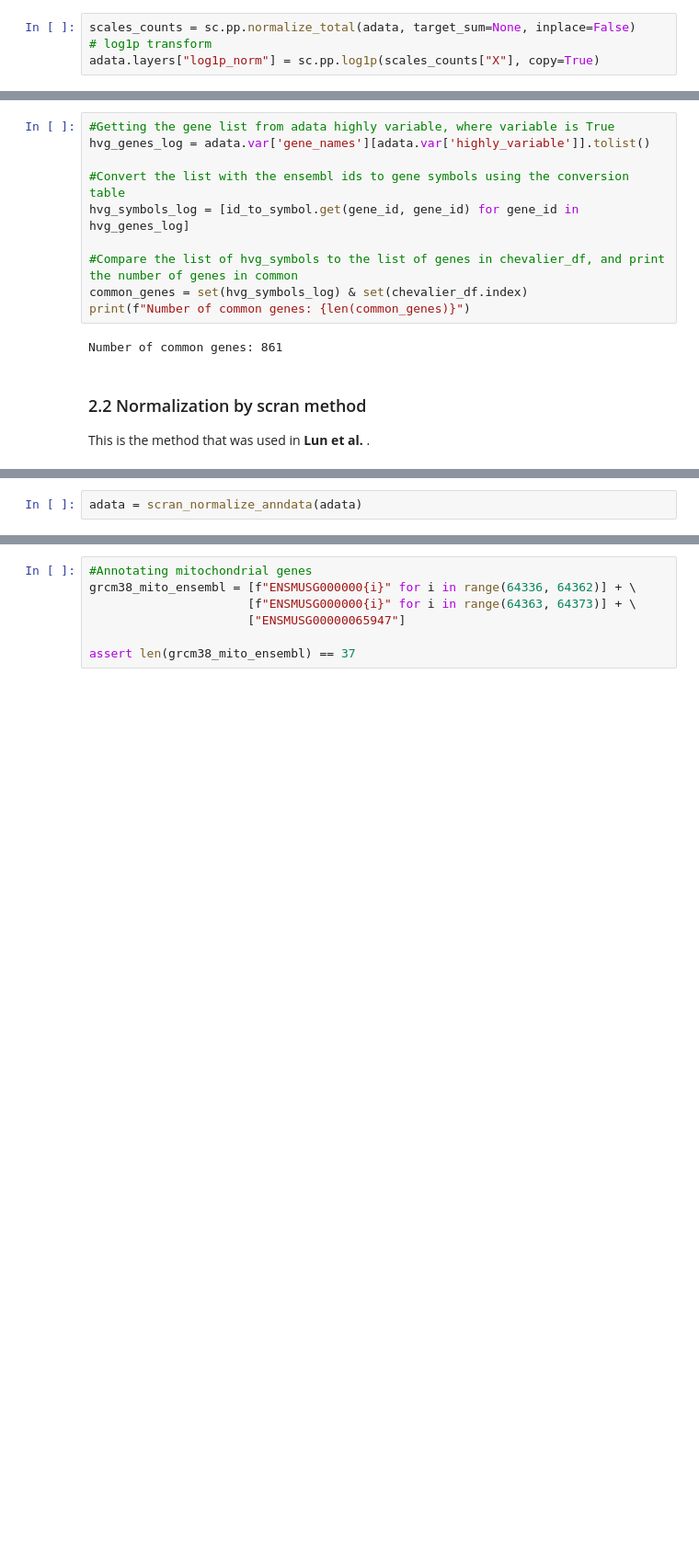
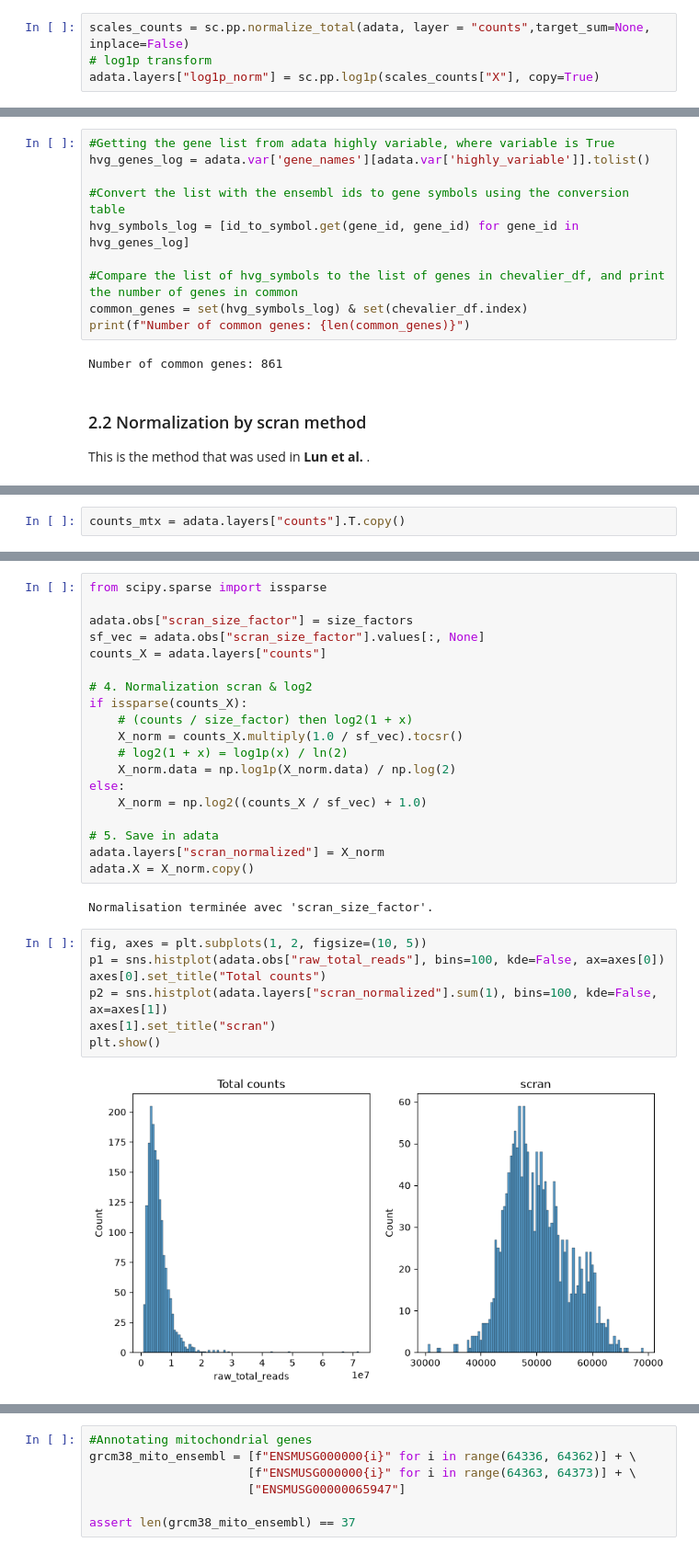
Before and after one commit to erenkumak/Computational-Systems-Biology-of-Cancer---Project-, a Jupyter notebook: QC_programms/QC_gene_filtering.ipynb, the cells around one changed output, grey strips where cells are left out. Shown at 92% size. Cells and saved outputs as stored; diff of their text form; blank space fills up the shorter version.

```diff
--- a/QC_programms/QC_gene_filtering.ipynb
+++ b/QC_programms/QC_gene_filtering.ipynb
@@ -86,6 +118,6 @@ p1= sns.histplot(data=adata.obs, x='raw_total_reads', bins=50, kde=True)
 
 Start by applying the log shift transformation.
 # %%
-scales_counts = sc.pp.normalize_total(adata, target_sum=None, inplace=False)
+scales_counts = sc.pp.normalize_total(adata, layer = "counts",target_sum=None, inplace=False)
 # log1p transform
 adata.layers["log1p_norm"] = sc.pp.log1p(scales_counts["X"], copy=True)
@@ -276,2 +166,0 @@ def scran_normalize_anndata(
-# %%
-adata = scran_normalize_anndata(adata)
@@ -285,0 +198,2 @@ RuntimeError: Le script R scran a échoué avec le message :
+# %%
+counts_mtx = adata.layers["counts"].T.copy()
@@ -285,0 +231,30 @@ RuntimeError: Le script R scran a échoué avec le message :
+# %%
+from scipy.sparse import issparse
+
+adata.obs["scran_size_factor"] = size_factors
+sf_vec = adata.obs["scran_size_factor"].values[:, None]
+counts_X = adata.layers["counts"]
+
+# 4. Normalization scran & log2
+if issparse(counts_X):
+    # (counts / size_factor) then log2(1 + x)
+    X_norm = counts_X.multiply(1.0 / sf_vec).tocsr()
+    # log2(1 + x) = log1p(x) / ln(2)
+    X_norm.data = np.log1p(X_norm.data) / np.log(2)
+else:
+    X_norm = np.log2((counts_X / sf_vec) + 1.0)
+
+# 5. Save in adata
+adata.layers["scran_normalized"] = X_norm
+adata.X = X_norm.copy()
+# %% [output]
+Normalisation terminée avec 'scran_size_factor'.
+# %%
+fig, axes = plt.subplots(1, 2, figsize=(10, 5))
+p1 = sns.histplot(adata.obs["raw_total_reads"], bins=100, kde=False, ax=axes[0])
+axes[0].set_title("Total counts")
+p2 = sns.histplot(adata.layers["scran_normalized"].sum(1), bins=100, kde=False, ax=axes[1])
+axes[1].set_title("scran")
+plt.show()
+# %% [output]
+[figure, added]
```
Also changed, not shown: parts of 36 cells of this notebook.
